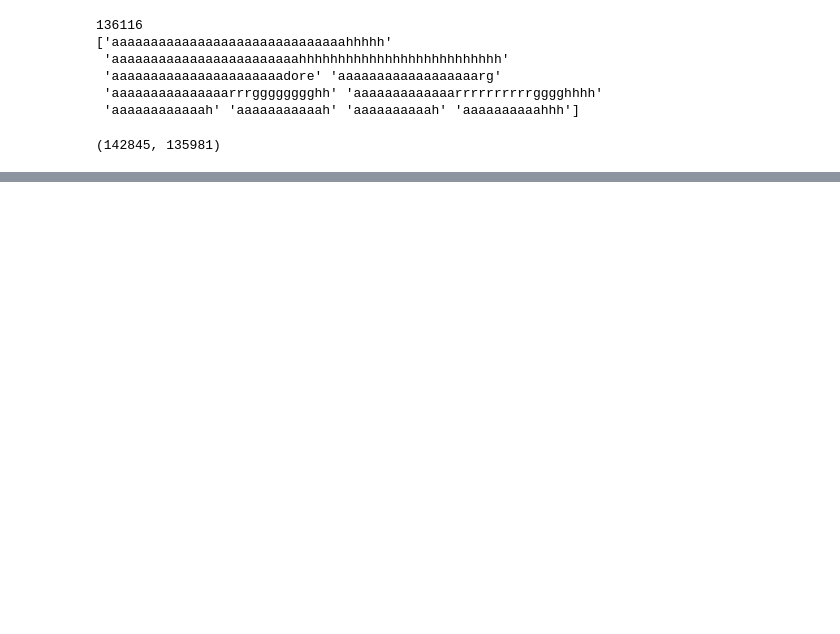
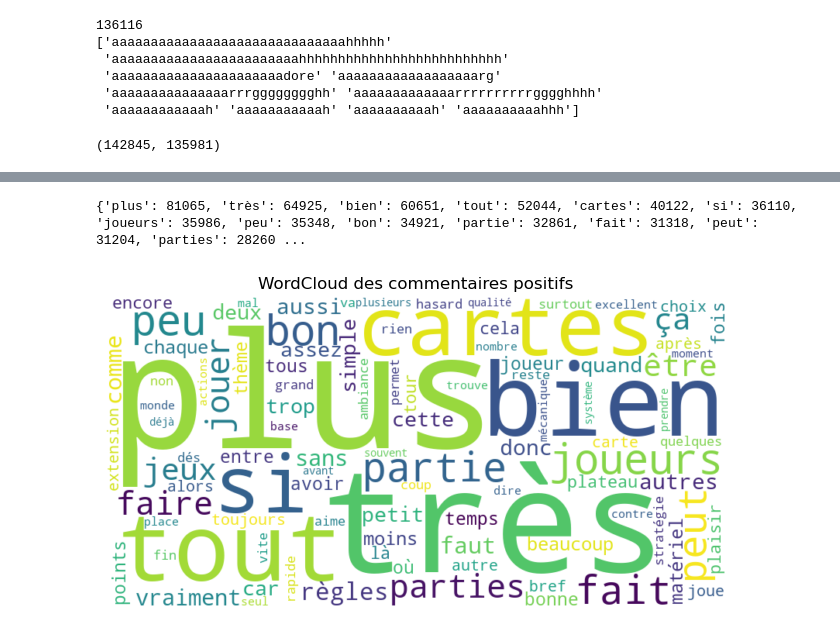
Before and after one commit to BidoElguindy/PLDAC-RECO, a Jupyter notebook: analyse_commentaire.ipynb, the cells around one changed output, grey strips where cells are left out. Cells and saved outputs as stored; diff of their text form; code cells hidden in the pictures; blank space fills up the shorter version.

```diff
--- a/analyse_commentaire.ipynb
+++ b/analyse_commentaire.ipynb
@@ -671,19 +1125,0 @@ True
-# %%
-mean = pdAvis['note'].mean()
-std = pdAvis['note'].std()
-
-pdAvis['sentiment_category'] = pd.cut(
-    pdAvis['note'],
-    bins=[0, mean-std, mean, mean+std,10],
-    labels=['very_negative', 'negative', 'positive', 'very_positive']
-)
-
-bins = [0, mean-std, mean, mean+std, 10]
-print("Bins used for categories:")
-for i in range(len(bins)-1):
-    print(f"{['very_negative', 'negative', 'positive', 'very_positive'][i]}: {bins[i]:.2f} to {bins[i+1]:.2f}")
-
-ordered_counts = pdAvis['sentiment_category'].value_counts(sort=False)
-print("Category distribution")
-print(ordered_counts)
-print()
@@ -892,0 +1185,20 @@ sns.heatmap(cm, annot=True, fmt='d', cmap='Blues',
+# %%
+# word cloud des mots positifs
+word_freq_pos = np.asarray(X_positif.sum(axis=0)).flatten()
+vocab_pos = vectorizer_pos.get_feature_names_out()
+
+# Trier par fréquence décroissante
+sorted_indices = np.argsort(word_freq_pos)[::-1]
+top_100_words_pos = {vocab_pos[i]: word_freq_pos[i] for i in sorted_indices[:100]}
+print(top_100_words_pos)
+
+# Afficher le word cloud
+wordcloud = WordCloud(width=800, height=400, background_color="white").generate_from_frequencies(top_100_words_pos)
+plt.figure(figsize=(8, 5))
+plt.imshow(wordcloud, interpolation="bilinear")
+plt.title("WordCloud des commentaires positifs")
+plt.axis("off")
+plt.show()
+# %% [output]
+{'plus': 81065, 'très': 64925, 'bien': 60651, 'tout': 52044, 'cartes': 40122, 'si': 36110, 'joueurs': 35986, 'peu': 35348, 'bon': 34921, 'partie': 32861, 'fait': 31318, 'peut': 31204, 'parties': 28260 ...
+[figure, added]
```
Also changed, not shown: parts of 114 cells of this notebook.
